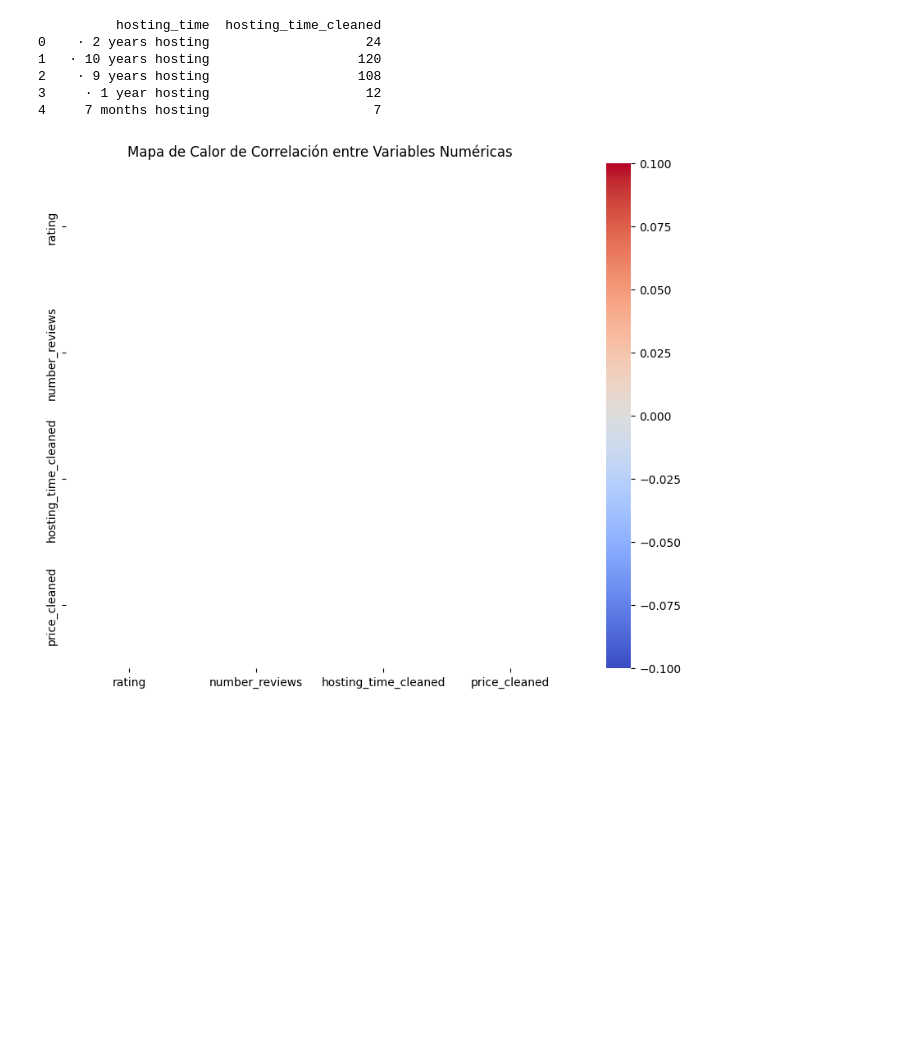
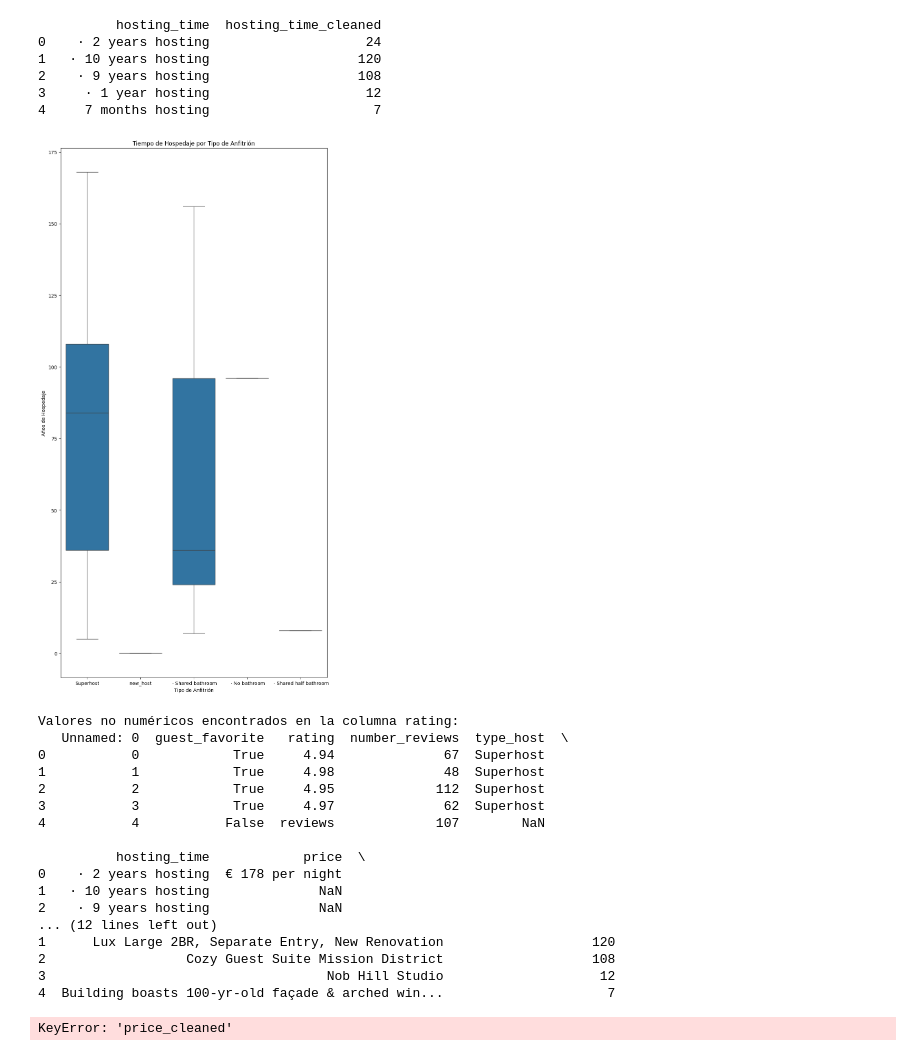
Before and after one commit to SilvanaRuiz/Proyectofinal_airbnb, a Jupyter notebook: steven.ipynb, the cells around one changed output. Saved outputs shown, nothing was run; the diff lists cells and outputs as text; code cells hidden in the pictures; blank space fills up the shorter version.

```diff
--- a/steven.ipynb
+++ b/steven.ipynb
@@ -497,6 +420,15 @@ print(df[['hosting_time', 'hosting_time_cleaned']].head())
 2    · 9 years hosting                   108
 3     · 1 year hosting                    12
 4     7 months hosting                     7
+# %%
+plt.figure(figsize=(10, 20))
+sns.boxplot(x='type_host', y=df['hosting_time'].apply(convert_to_months), data=df)
+plt.title('Tiempo de Hospedaje por Tipo de Anfitrión')
+plt.xlabel('Tipo de Anfitrión')
+plt.ylabel('Años de Hospedaje')
+plt.show()
+# %% [output]
+[figure, added]
 # %%
 # Verificar si las columnas numéricas contienen valores no numéricos
 for col in numeric_cols:
@@ -510,7 +442,7 @@ for col in numeric_cols:
 
 # Eliminar filas con NaN en las columnas numéricas
 df = df.dropna(subset=numeric_cols)
-
+df
 # Calcular la matriz de correlación
 correlation_matrix = df[numeric_cols].corr()
 
@@ -521,7 +453,24 @@ sns.heatmap(correlation_matrix, annot=True, cmap='coolwarm', linewidths=0.5, fmt
 plt.title('Mapa de Calor de Correlación entre Variables Numéricas')
 plt.show()
 # %% [output]
-[figure, removed]
+Valores no numéricos encontrados en la columna rating:
+   Unnamed: 0  guest_favorite   rating  number_reviews  type_host  \
+0           0            True     4.94              67  Superhost
+1           1            True     4.98              48  Superhost
+2           2            True     4.95             112  Superhost
+3           3            True     4.97              62  Superhost
+4           4           False  reviews             107        NaN
+
+          hosting_time            price  \
+0    · 2 years hosting  € 178 per night
+1   · 10 years hosting              NaN
+2    · 9 years hosting              NaN
+... (12 lines left out)
+1      Lux Large 2BR, Separate Entry, New Renovation                   120
+2                  Cozy Guest Suite Mission District                   108
+3                                    Nob Hill Studio                    12
+4  Building boasts 100-yr-old façade & arched win...                     7
+KeyError: 'price_cleaned'
 # %%
 # Seleccionar las columnas numéricas para el análisis de correlación
 numeric_cols = ['rating', 'number_reviews', 'hosting_time_cleaned', 'price_cleaned']
```
Also changed, not shown: parts of 18 cells of this notebook.
